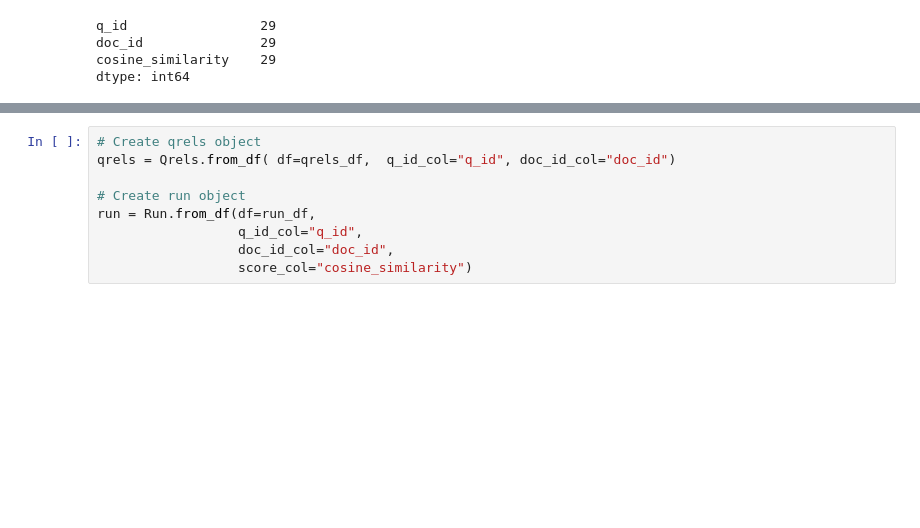
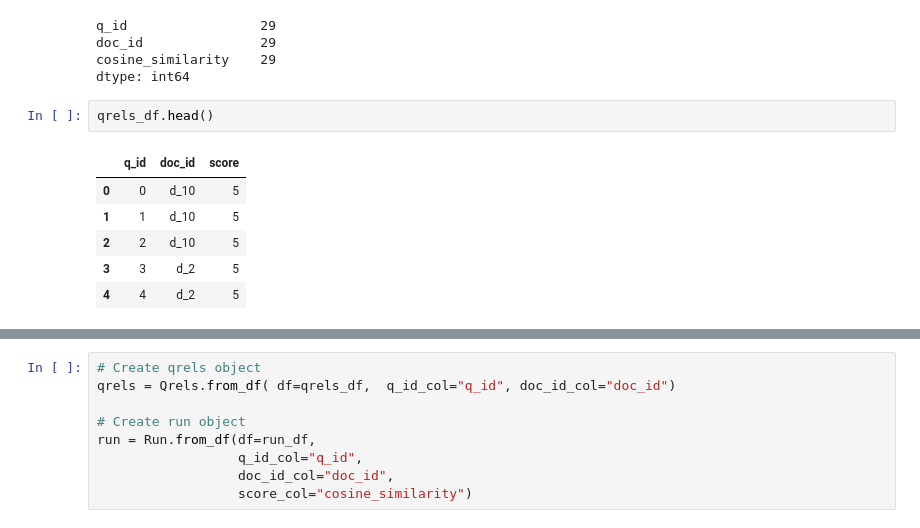
Before and after one commit to Taaniya/semantic-search-for-info-retrieval, a Jupyter notebook: semantic_search_evaluation_with_ranx.ipynb, the cells around one changed output, grey strips where cells are left out. Saved outputs shown, nothing was run; the diff lists cells and outputs as text; blank space fills up the shorter version.

```diff
--- a/semantic_search_evaluation_with_ranx.ipynb
+++ b/semantic_search_evaluation_with_ranx.ipynb
@@ -47,3 +77,12 @@ q_id                 29
 doc_id               29
 cosine_similarity    29
 dtype: int64
+# %%
+qrels_df.head()
+# %% [output]
+|  | q_id | doc_id | score |
+| 0 | 0 | d_10 | 5 |
+| 1 | 1 | d_10 | 5 |
+| 2 | 2 | d_10 | 5 |
+| 3 | 3 | d_2 | 5 |
+| 4 | 4 | d_2 | 5 |
```
Also changed, not shown: parts of 5 cells of this notebook.
